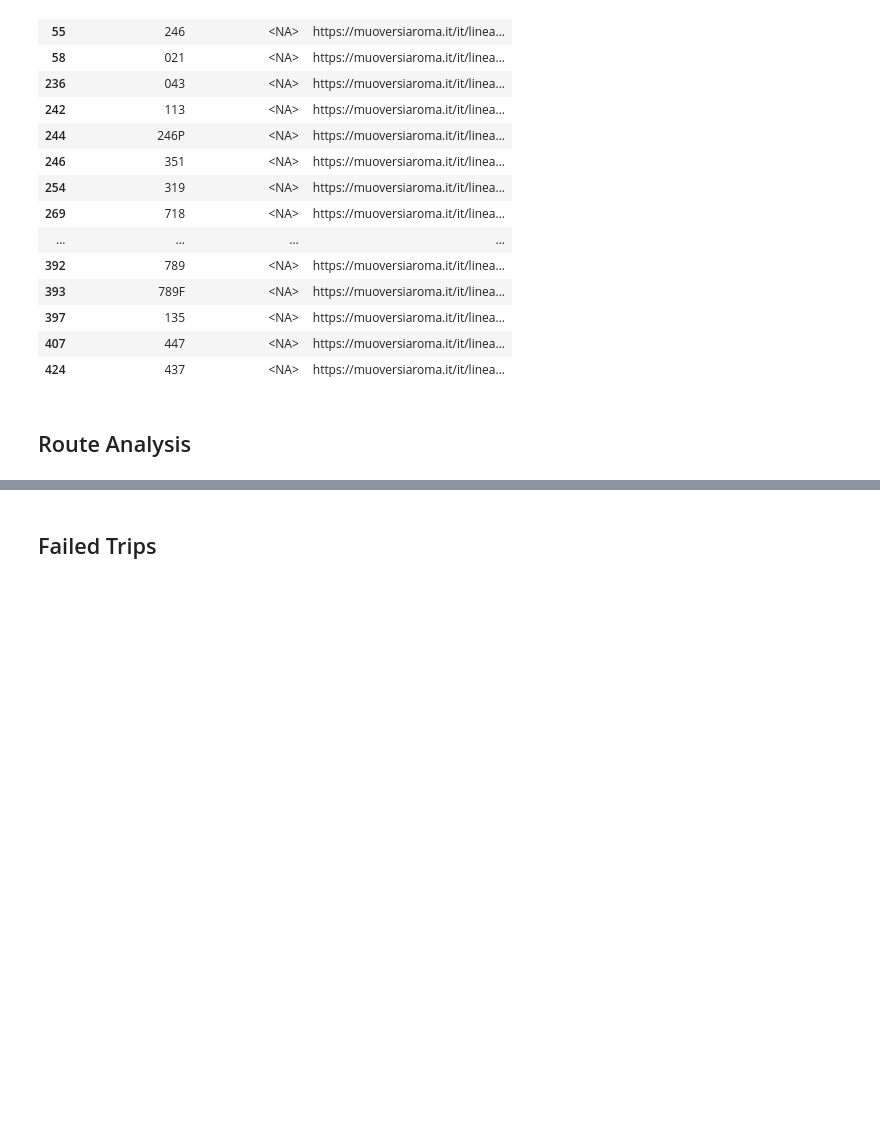
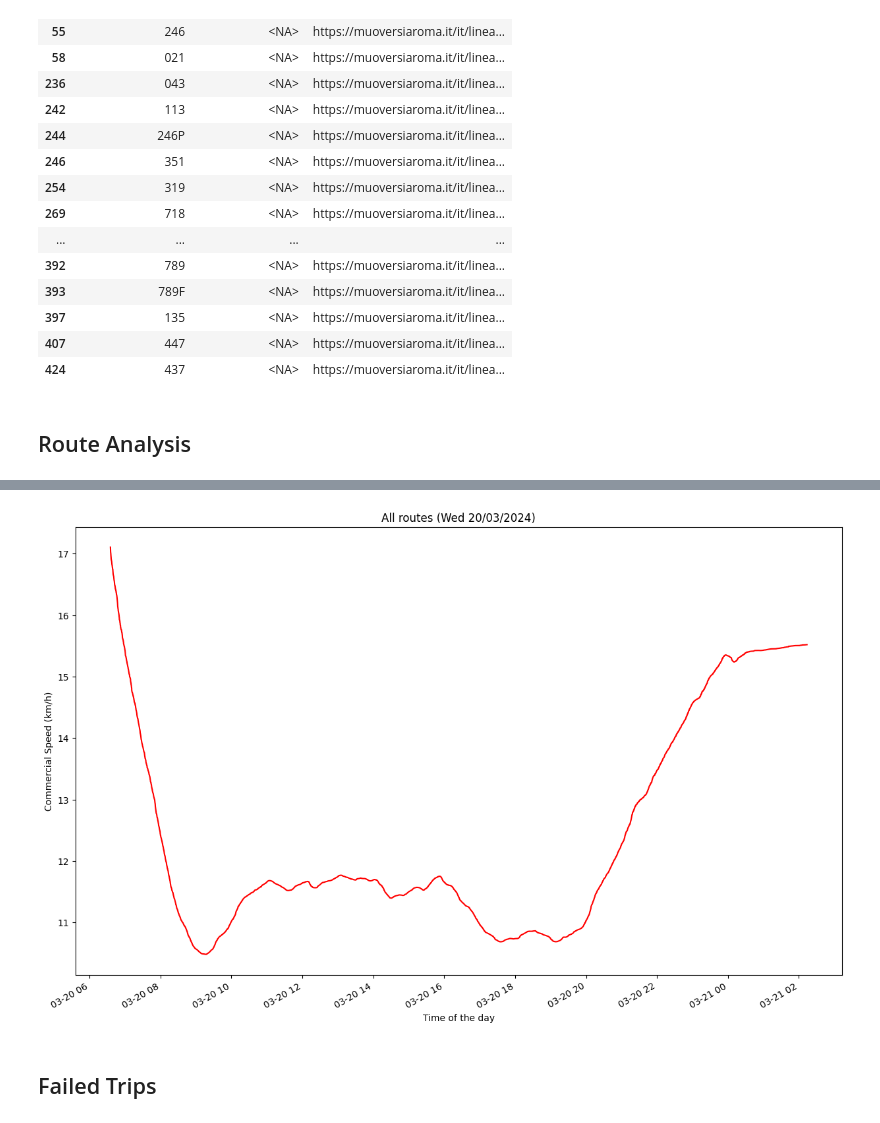
Before and after one commit to fra-luc/datac-analysis, a Jupyter notebook: src/analysis.ipynb, the cells around one changed output, grey strips where cells are left out. Saved outputs shown, nothing was run; the diff lists cells and outputs as text; code cells hidden in the pictures; blank space fills up the shorter version.

```diff
--- a/src/analysis.ipynb
+++ b/src/analysis.ipynb
@@ -180,3 +226,10 @@ plt.show()
+# %%
+trips.set_index("vehicle.timestamp.mean").sort_index().rolling(timedelta(minutes=15), min_periods=2).mean().rolling(
+    1000
+).mean().plot(title="All routes (Wed 20/03/2024)", figsize=(15, 10), xlabel="Time of the day", ylabel="Commercial Speed (km/h)", legend=False, color="red")
+plt.show()
+# %% [output]
+[figure, added]
 # %% [markdown]
 ## Failed Trips
 # %%
```
Also changed, not shown: parts of 25 cells of this notebook, 1 other file.
